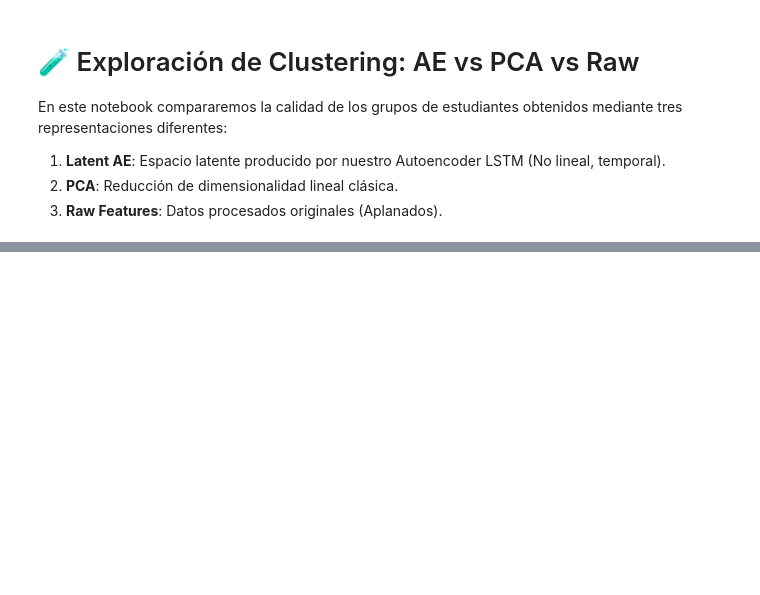
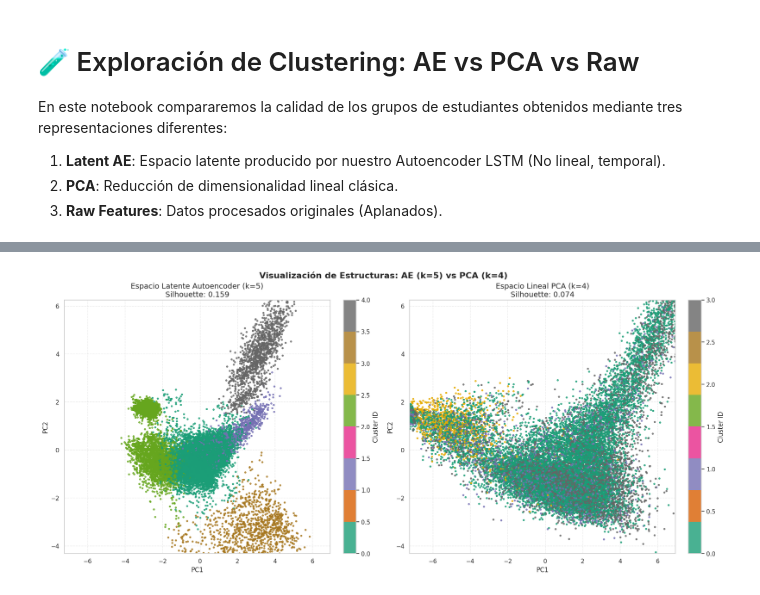
Before and after one commit to MichaeLaudrup/Artificial_Intelligence_Msc, a Jupyter notebook: TFM_education_ai_analytics/notebooks/3__clustering_exploration.ipynb, the cells around one changed output, grey strips where cells are left out. Saved outputs shown, nothing was run; the diff lists cells and outputs as text; code cells hidden in the pictures; blank space fills up the shorter version.

```diff
--- a/TFM_education_ai_analytics/notebooks/3__clustering_exploration.ipynb
+++ b/TFM_education_ai_analytics/notebooks/3__clustering_exploration.ipynb
@@ -637,0 +284,83 @@ Name: count, dtype: int64
+# %%
+# =========================================================
+# 6) Entrenamiento y Comparativa de Métricas (K_PCA=4, K_AE=5)
+# =========================================================
+from sklearn.cluster import KMeans
+from sklearn.metrics import silhouette_score, calinski_harabasz_score
+import pandas as pd
+
+# 1) Configuración de parámetros
+K_PCA = 4
+K_AE = 5
+SEED = 12
+
+# 2) Ajuste de KMeans
+print(f"⏳ Ejecutando clustering final...")
+km_pca = KMeans(n_clusters=K_PCA, init="k-means++", n_init=10, random_state=SEED).fit(X_pca)
+km_ae = KMeans(n_clusters=K_AE, init="k-means++", n_init=10, random_state=SEED).fit(X_ae)
+
+labels_pca = km_pca.labels_
+labels_ae = km_ae.labels_
+
+# 3) Cálculo de métricas para el DataFrame
+# Silhouette con sample para velocidad
+sil_pca = silhouette_score(X_pca, labels_pca, sample_size=10000, random_state=SEED)
+sil_ae = silhouette_score(X_ae, labels_ae, sample_size=10000, random_state=SEED)
+
+# Calinski-Harabasz
+ch_pca = calinski_harabasz_score(X_pca, labels_pca)
+ch_ae = calinski_harabasz_score(X_ae, labels_ae)
+
+# Inercia (Suma de errores cuadráticos)
+in_pca = km_pca.inertia_
+in_ae = km_ae.inertia_
+
+# 4) Creación del DataFrame de Métricas
+data_metrics = {
+    "Metrica": ["Clusters (k)", "Inercia", "Silhouette Score", "Calinski-Harabasz"],
+    "PCA (k=4)": [K_PCA, f"{in_pca:.2f}", f"{sil_pca:.4f}", f"{ch_pca:.2f}"],
+    "Autoencoder (k=5)": [K_AE, f"{in_ae:.2f}", f"{sil_ae:.4f}", f"{ch_ae:.2f}"],
+    "Objetivo": ["-", "Minimizar", "Maximizar", "Maximizar"],
+    "Descripción": [
+        "Número de grupos definidos",
+        "Suma de distancias al cuadrado dentro del cluster",
+        "Cohesión vs Separación (Rango -1 a 1)",
+        "Ratio de dispersión entre/dentro de clusters"
+    ]
+}
+
+df_metrics_comp = pd.DataFrame(data_metrics).set_index("Metrica")
+print("\n📌 COMPARATIVA DE CALIDAD DE CLUSTERING:")
+display(df_metrics_comp)
+
+# 5) Visualización con colores oscuros (Dark2)
+labels_ae_s = labels_ae[sample_idx]
+labels_pca_s = labels_pca[sample_idx]
+
+fig, axes = plt.subplots(1, 2, figsize=(18, 8), constrained_layout=True)
+fig.suptitle(
+    f"Visualización de Estructuras: AE (k={K_AE}) vs PCA (k={K_PCA})",
+    fontsize=16, fontweight='bold'
+)
+
+DARK_CMAP = "Dark2"
+
+# A) Autoencoder
+scatter_ae = axes[0].scatter(p2_ae[:, 0], p2_ae[:, 1], c=labels_ae_s, s=8, alpha=0.8, cmap=DARK_CMAP)
+axes[0].set_title(f"Espacio Latente Autoencoder (k={K_AE})\nSilhouette: {sil_ae:.3f}", fontsize=14)
+plt.colorbar(scatter_ae, ax=axes[0], label="Cluster ID")
+
+# B) PCA
+scatter_pca = axes[1].scatter(p2_pca[:, 0], p2_pca[:, 1], c=labels_pca_s, s=8, alpha=0.8, cmap=DARK_CMAP)
+axes[1].set_title(f"Espacio Lineal PCA (k={K_PCA})\nSilhouette: {sil_pca:.3f}", fontsize=14)
+plt.colorbar(scatter_pca, ax=axes[1], label="Cluster ID")
+
+for ax in axes:
+    ax.set_xlabel("PC1")
+    ax.set_ylabel("PC2")
+    ax.set_xlim(xlim)
+    ax.set_ylim(ylim)
+    ax.grid(True, linestyle='--', alpha=0.4)
+
+plt.show()
+# %% [output]
@@ -637,0 +376 @@ Name: count, dtype: int64
+[figure, added]
```
Also changed, not shown: parts of 24 cells of this notebook, 21 other files.
